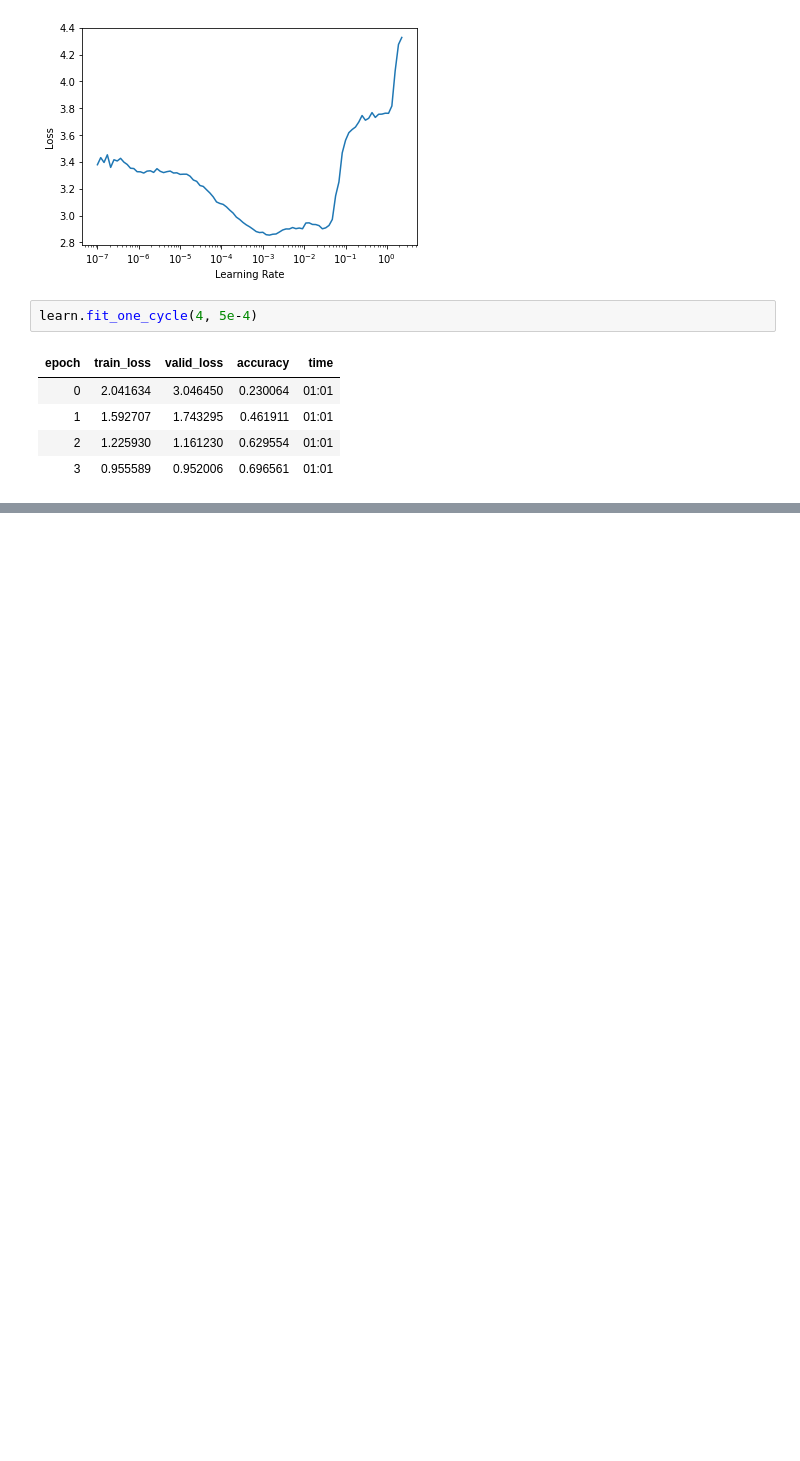
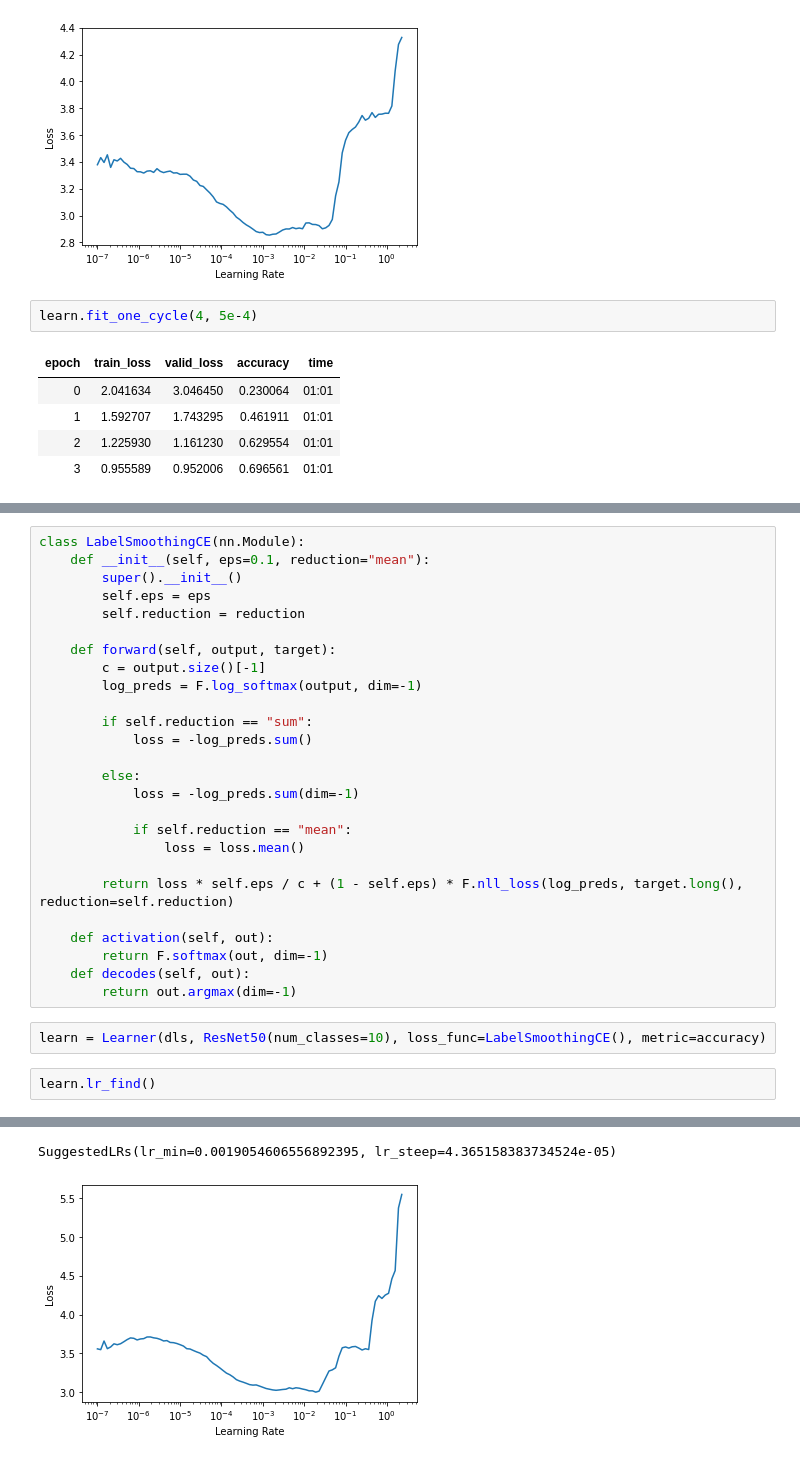
Before and after one commit to m0sys/retinanet-from-torch, a Jupyter notebook: notebooks/15_train_resnet_on_imagenette.ipynb, the cells around one changed output, grey strips where cells are left out. Drawn from its saved outputs; the diff is of its cells as text; blank space fills up the shorter version.

```diff
--- a/notebooks/15_train_resnet_on_imagenette.ipynb
+++ b/notebooks/15_train_resnet_on_imagenette.ipynb
@@ -246,0 +271,31 @@ learn.fit_one_cycle(4, 5e-4)
+# %%
+class LabelSmoothingCE(nn.Module):
+    def __init__(self, eps=0.1, reduction="mean"):
+        super().__init__()
+        self.eps = eps
+        self.reduction = reduction
+
+    def forward(self, output, target):
+        c = output.size()[-1]
+        log_preds = F.log_softmax(output, dim=-1)
+
+        if self.reduction == "sum":
+            loss = -log_preds.sum()
+
+        else:
+            loss = -log_preds.sum(dim=-1)
+
+            if self.reduction == "mean":
+                loss = loss.mean()
+
+        return loss * self.eps / c + (1 - self.eps) * F.nll_loss(log_preds, target.long(), reduction=self.reduction)
+
+    def activation(self, out):
+        return F.softmax(out, dim=-1)
+    def decodes(self, out):
+        return out.argmax(dim=-1)
+# %%
+learn = Learner(dls, ResNet50(num_classes=10), loss_func=LabelSmoothingCE(), metric=accuracy)
+# %%
+learn.lr_find()
+# %% [output]
@@ -246,0 +303,2 @@ learn.fit_one_cycle(4, 5e-4)
+SuggestedLRs(lr_min=0.0019054606556892395, lr_steep=4.365158383734524e-05)
+[figure, added]
```
Also changed, not shown: parts of 20 cells of this notebook, 1 other file.
